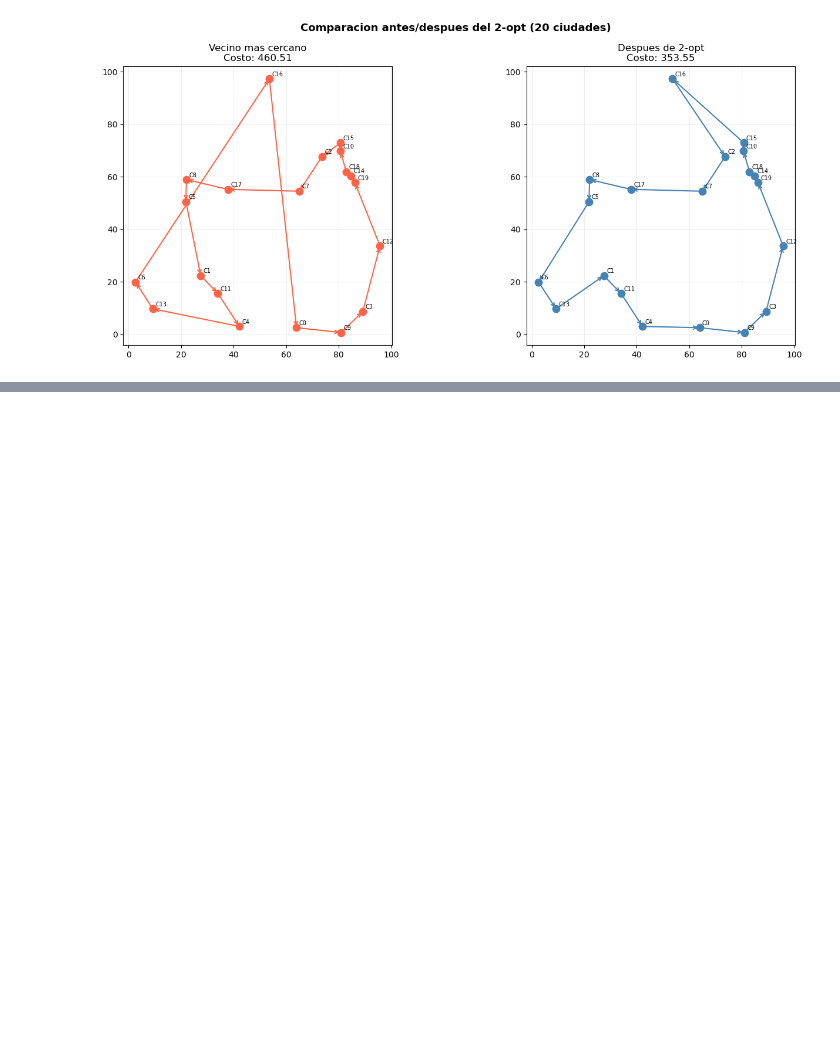
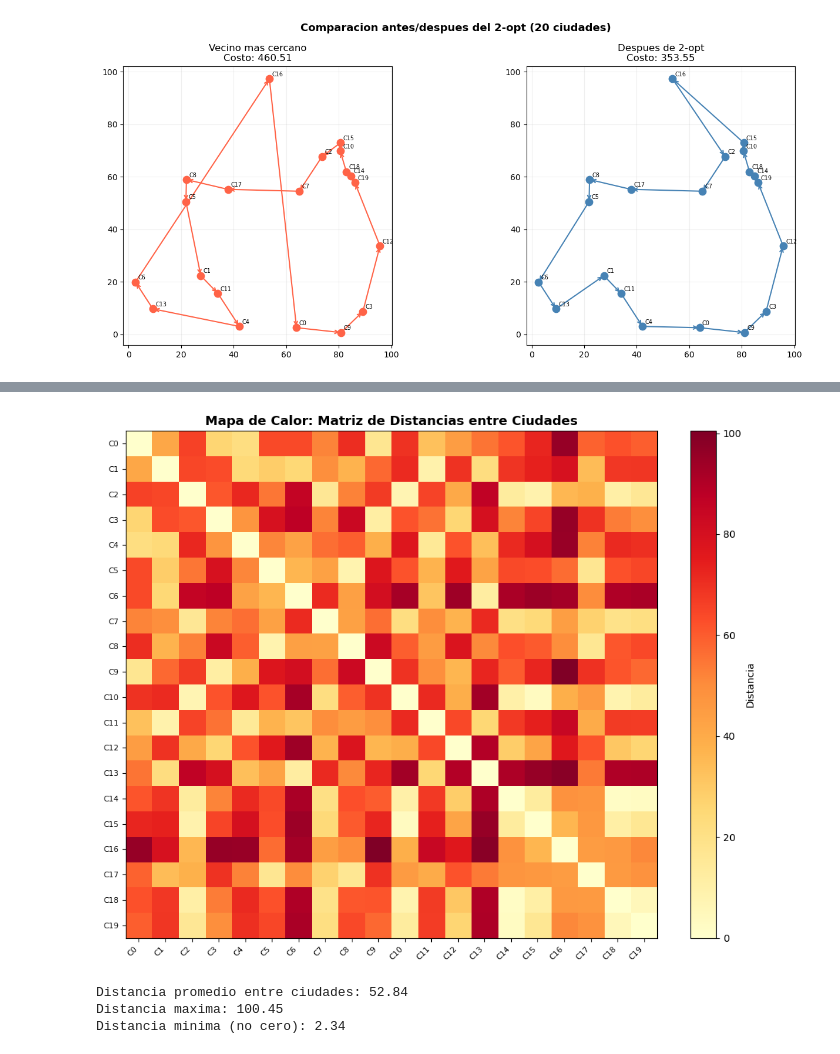
Before and after one commit to Borreguin/USFQ-Wshop, a Jupyter notebook: _Soluciones/Grupo3/TSP.ipynb, the cells around one changed output, grey strips where cells are left out. Drawn from its saved outputs; the diff is of its cells as text; code cells hidden in the pictures; blank space fills up the shorter version.

```diff
--- a/_Soluciones/Grupo3/TSP.ipynb
+++ b/_Soluciones/Grupo3/TSP.ipynb
@@ -124,0 +146,27 @@ Mejora:                             23.2%
+# %%
+import numpy as np
+
+# Mapa de calor de la matriz de distancias
+matriz = np.array(dist)
+
+fig, ax = plt.subplots(figsize=(10, 8))
+im = ax.imshow(matriz, cmap='YlOrRd', aspect='auto')
+plt.colorbar(im, ax=ax, label='Distancia')
+
+ax.set_xticks(range(n_ciudades))
+ax.set_yticks(range(n_ciudades))
+ax.set_xticklabels(ciudades, rotation=45, ha='right', fontsize=8)
+ax.set_yticklabels(ciudades, fontsize=8)
+
+ax.set_title('Mapa de Calor: Matriz de Distancias entre Ciudades', fontsize=13, fontweight='bold')
+plt.tight_layout()
+plt.show()
+
+print(f"Distancia promedio entre ciudades: {matriz[matriz > 0].mean():.2f}")
+print(f"Distancia maxima: {matriz.max():.2f}")
+print(f"Distancia minima (no cero): {matriz[matriz > 0].min():.2f}")
+# %% [output]
+[figure, added]
+Distancia promedio entre ciudades: 52.84
+Distancia maxima: 100.45
+Distancia minima (no cero): 2.34
```
Also changed, not shown: parts of 7 cells of this notebook.
